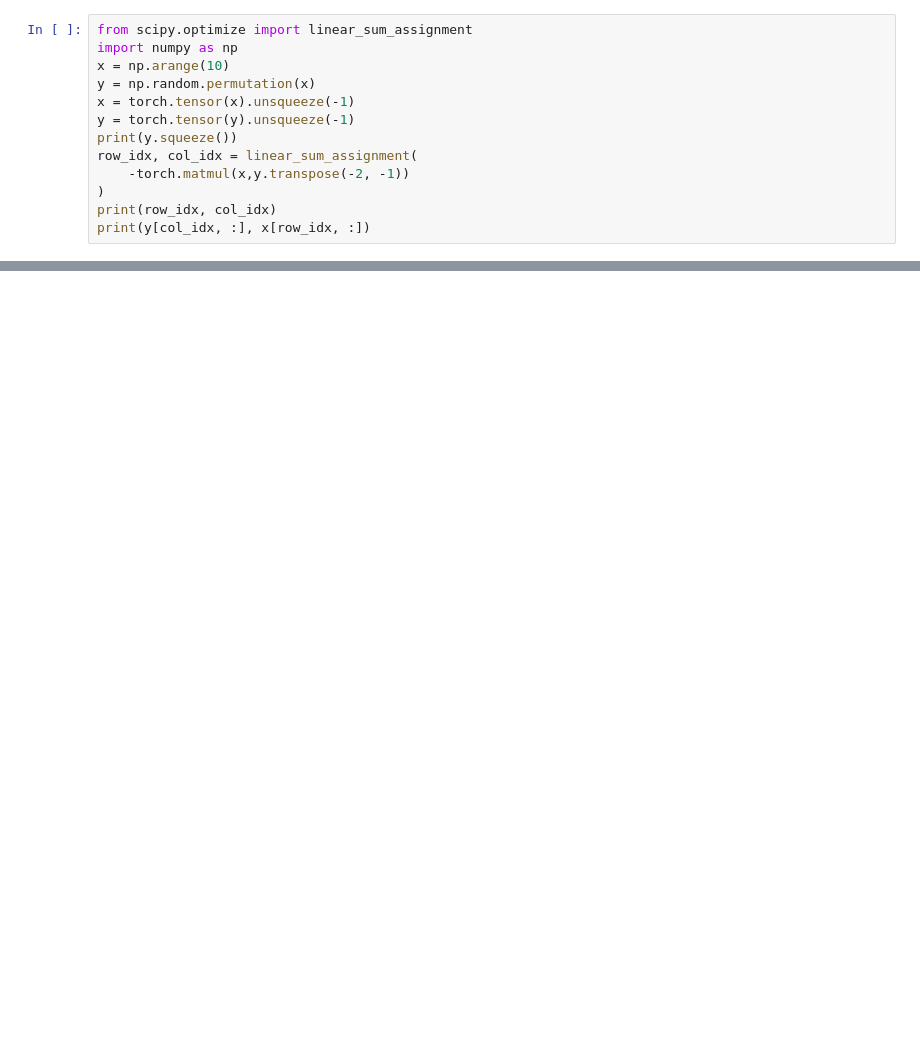
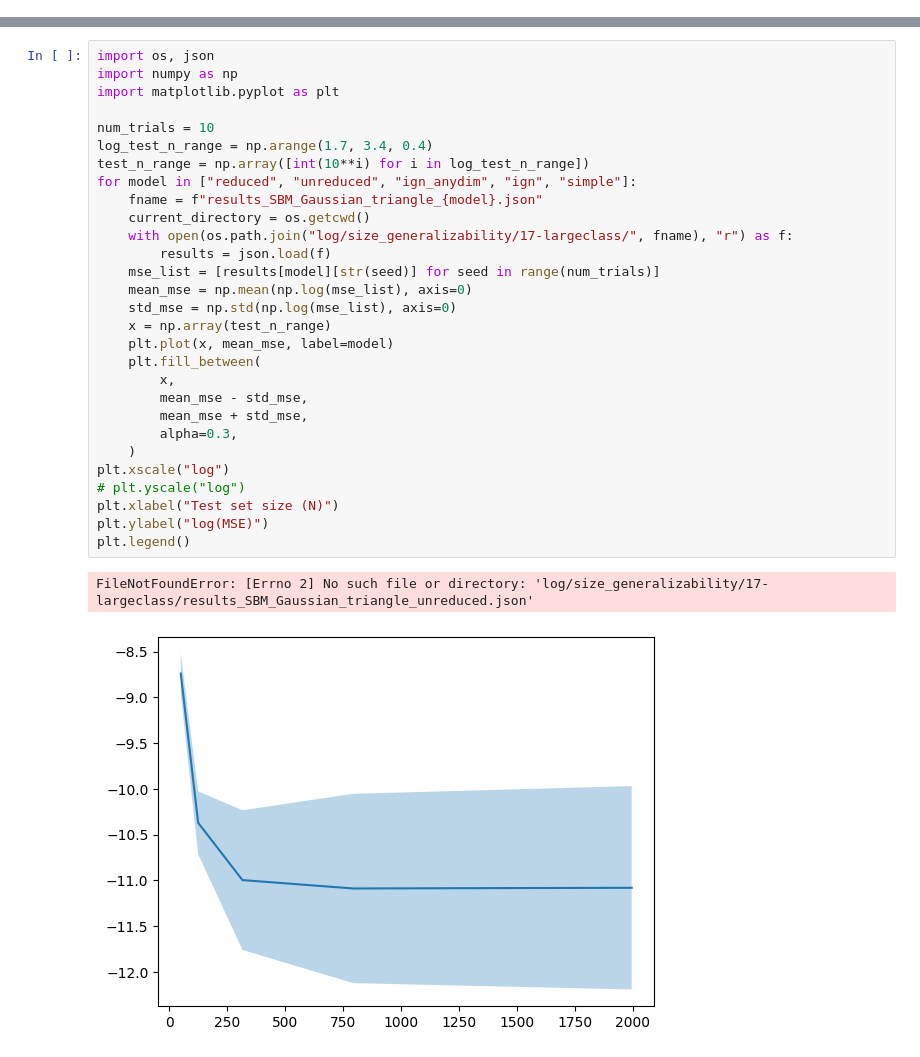
Before and after one commit to yuxinma98/transferring_transferability, a Jupyter notebook: GNN/notebook.ipynb, the cells around one changed output, grey strips where cells are left out. Saved outputs shown, nothing was run; the diff lists cells and outputs as text; blank space fills up the shorter version.

```diff
--- a/GNN/notebook.ipynb
+++ b/GNN/notebook.ipynb
@@ -83,13 +0,0 @@ tensor([[[ 0.2442,  1.3022],
-# %%
-from scipy.optimize import linear_sum_assignment
-import numpy as np
-x = np.arange(10)
-y = np.random.permutation(x)
-x = torch.tensor(x).unsqueeze(-1)
-y = torch.tensor(y).unsqueeze(-1)
-print(y.squeeze())
-row_idx, col_idx = linear_sum_assignment(
-    -torch.matmul(x,y.transpose(-2, -1))
-)
-print(row_idx, col_idx)
-print(y[col_idx, :], x[row_idx, :])
@@ -149,0 +119,32 @@ tensor(1.) tensor(171.) tensor(4.4960)
+# %%
+import os, json
+import numpy as np
+import matplotlib.pyplot as plt
+
+num_trials = 10
+log_test_n_range = np.arange(1.7, 3.4, 0.4)
+test_n_range = np.array([int(10**i) for i in log_test_n_range])
+for model in ["reduced", "unreduced", "ign_anydim", "ign", "simple"]:
+    fname = f"results_SBM_Gaussian_triangle_{model}.json"
+    current_directory = os.getcwd()
+    with open(os.path.join("log/size_generalizability/17-largeclass/", fname), "r") as f:
+        results = json.load(f)
+    mse_list = [results[model][str(seed)] for seed in range(num_trials)]
+    mean_mse = np.mean(np.log(mse_list), axis=0)
+    std_mse = np.std(np.log(mse_list), axis=0)
+    x = np.array(test_n_range)
+    plt.plot(x, mean_mse, label=model)
+    plt.fill_between(
+        x,
+        mean_mse - std_mse,
+        mean_mse + std_mse,
+        alpha=0.3,
+    )
+plt.xscale("log")
+# plt.yscale("log")
+plt.xlabel("Test set size (N)")
+plt.ylabel("log(MSE)")
+plt.legend()
+# %% [output]
+FileNotFoundError: [Errno 2] No such file or directory: 'log/size_generalizability/17-largeclass/results_SBM_Gaussian_triangle_unreduced.json'
+[figure, added]
```
Also changed, not shown: parts of 35 cells of this notebook, 18 other files.
